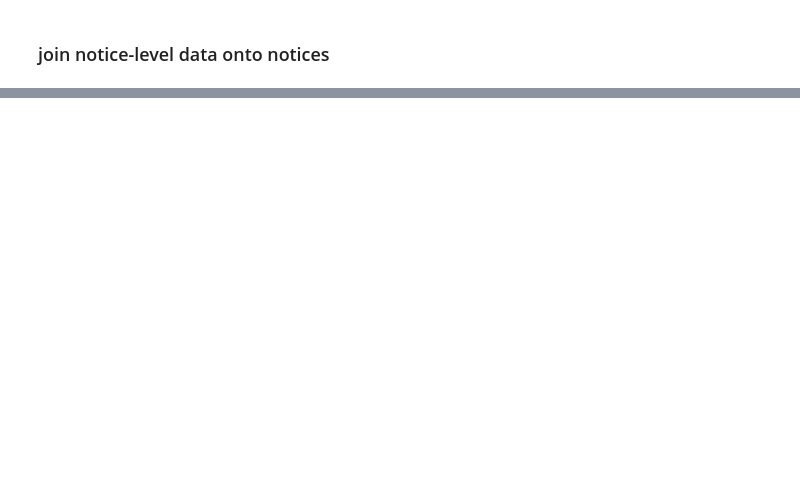
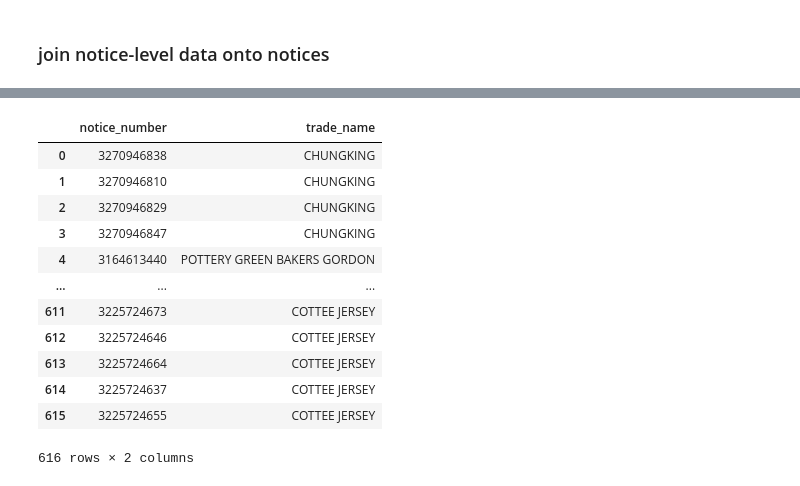
Before and after one commit to liampearson/nsw-food-authority-name-and-shame, a Jupyter notebook: notebooks/initial_scrape.ipynb, the cells around one changed output, grey strips where cells are left out. Saved outputs shown, nothing was run; the diff lists cells and outputs as text; code cells hidden in the pictures; blank space fills up the shorter version.

```diff
--- a/notebooks/initial_scrape.ipynb
+++ b/notebooks/initial_scrape.ipynb
@@ -130,0 +136,16 @@ party_served_given_name
+# %%
+df[['notice_number', 'trade_name']]
+# %% [output]
+|  | notice_number | trade_name |
+| 0 | 3270946838 | CHUNGKING |
+| 1 | 3270946810 | CHUNGKING |
+| 2 | 3270946829 | CHUNGKING |
+| 3 | 3270946847 | CHUNGKING |
+| 4 | 3164613440 | POTTERY GREEN BAKERS GORDON |
+| ... | ... | ... |
+| 611 | 3225724673 | COTTEE JERSEY |
+| 612 | 3225724646 | COTTEE JERSEY |
+| 613 | 3225724664 | COTTEE JERSEY |
+| 614 | 3225724637 | COTTEE JERSEY |
+| 615 | 3225724655 | COTTEE JERSEY |
+616 rows × 2 columns
```
Also changed, not shown: parts of 6 cells of this notebook.
